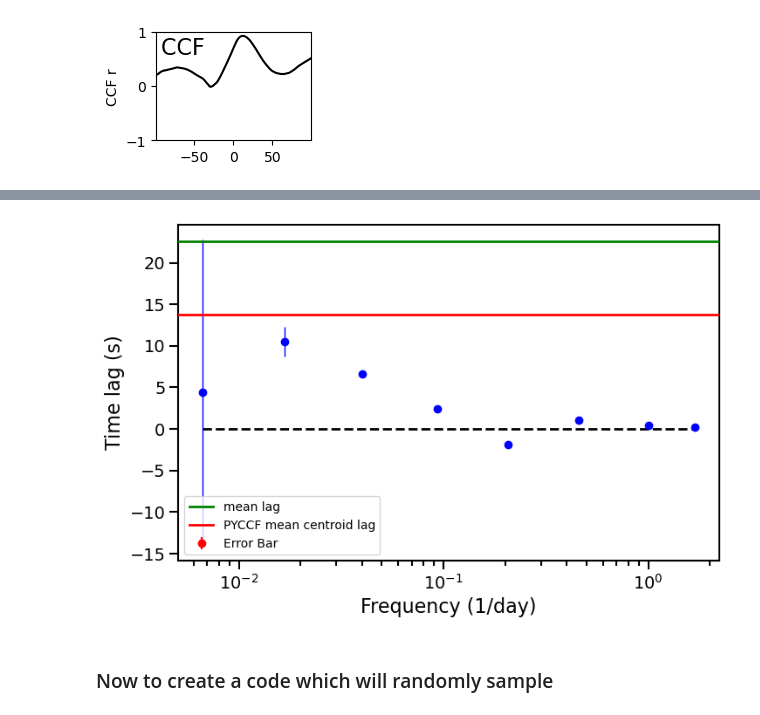
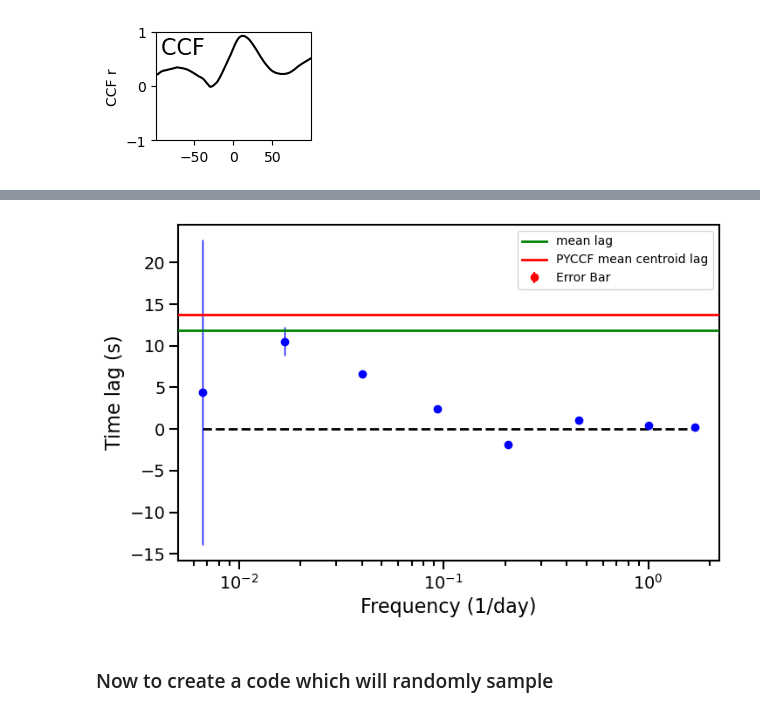
Before and after one commit to aeoj01-cpu/AGN_mapping, a Jupyter notebook: notebooks/lightcurve_simulations_1.ipynb, the cells around one changed output, grey strips where cells are left out. Drawn from its saved outputs; the diff is of its cells as text; code cells hidden in the pictures.

Commit message:
found the mean of the ccf rather than using the mean of the transfer function t compare to the CCF

```diff
--- a/notebooks/lightcurve_simulations_1.ipynb
+++ b/notebooks/lightcurve_simulations_1.ipynb
@@ -245,3 +236,18 @@ lc4 = Lightcurve(time,flux)
 print(flux)
 # %% [output]
 [7.59627854 ... 5.82008271]
+# %%
+from stingray.crosscorrelation import CrossCorrelation
+
+cc = CrossCorrelation(lc4, lc4_BLR)
+# %%
+lags = cc.time_lags
+ccf  = cc.corr
+# %%
+mask = ccf > 0.8 * np.max(ccf)
+
+tau_cent = np.sum(
+    lags[mask] * ccf[mask]
+) / np.sum(ccf[mask])
+
+print("Centroid of the CCF:", tau_cent)
@@ -598,28 +617,28 @@ __________
 # %%
 fig, ax = plt.subplots(1,1,figsize=(8,5))
 ax.hlines(0, log_rb_cs4_N.freq[0], log_rb_cs4_N.freq[-1], color='black', linestyle='dashed', lw=2)
 ax.errorbar(log_rb_cs4_N.freq, freq_lags4_N, yerr=freq_lags_err4_N,fmt="o", lw=1, color='blue')
 ax.set_xlabel("Frequency (1/day)", fontproperties=font_prop)
 ax.set_ylabel("Time lag (s)", fontproperties=font_prop)
 ax.tick_params(axis='x', labelsize=14)
 ax.tick_params(axis='y', labelsize=14)
 ax.tick_params(which='major', width=1.5, length=7)
 ax.tick_params(which='minor', width=1.5, length=4)
 for axis in ['top', 'bottom', 'left', 'right']:
     ax.spines[axis].set_linewidth(1.5)
 plt.semilogx()
-plt.axhline(mean_lag, label="mean lag", lw=2, color='green', zorder=10)
+plt.axhline(abs(tau_cent), label="mean lag", lw=2, color='green', zorder=10)
 plt.axhline(tlag_centroid, label="PYCCF mean centroid lag", lw=2, color='red', zorder=10)
 plt.errorbar(x=0, y=tlag_centroid, yerr=[[centau_uperr],[centau_loerr]], color='red', fmt='o', label='Error Bar')
 plt.legend()
 
 
 # Include noise value in the filename
 filename = os.path.join(r'C:\Users\Annie.LAPTOP-NJ5KV9M1\AGN_mapping\data', f'FreqLag_plot_{SN}.png')
 plt.savefig(filename,format = 'png', orientation = 'landscape', bbox_inches = 'tight')
 
 plt.show()
 # %% [output]
-[figure, old version]
+[figure, new version]
 # %% [markdown]
 ### Now to create a code which will randomly sample
```
Also changed, not shown: parts of 11 cells of this notebook, 4 other files.
